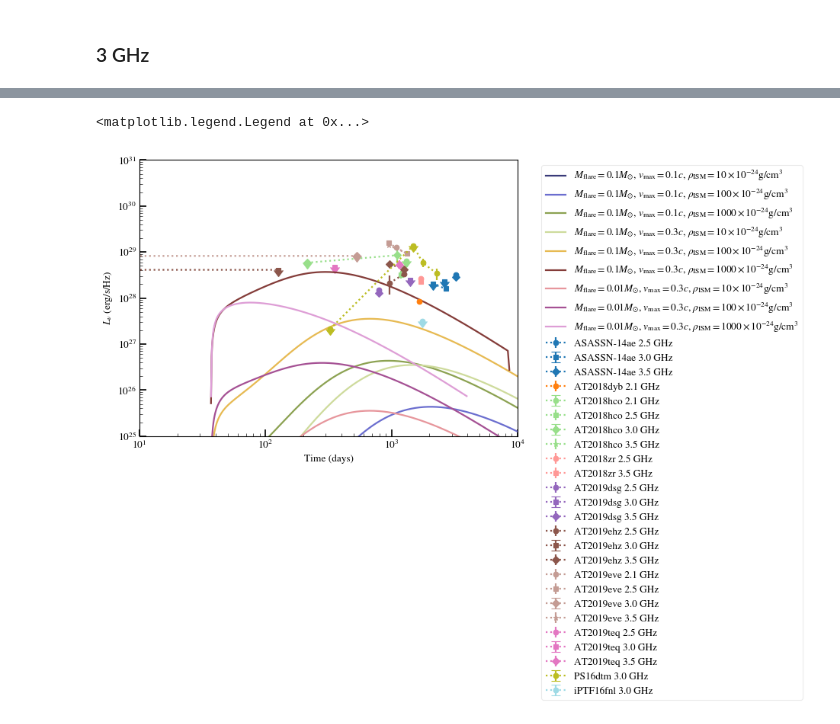
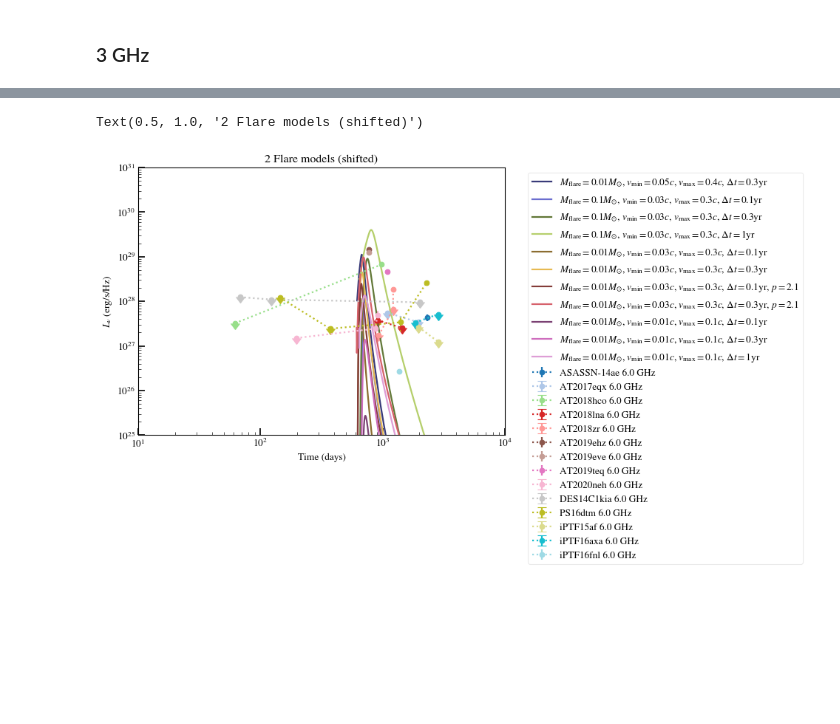
Before and after one commit to samanthacwu/Radio_Forward_Modeling, a Jupyter notebook: compare_to_data.ipynb, the cells around one changed output, grey strips where cells are left out. Drawn from its saved outputs; the diff is of its cells as text; code cells hidden in the pictures; blank space fills up the shorter version.

```diff
--- a/compare_to_data.ipynb
+++ b/compare_to_data.ipynb
@@ -859,7 +868,7 @@ for event,color in zip(dict_events.keys(), colors_array):
                     yerr=dict_events[event]['error (erg/s/Hz)'][freq_array], fmt=marker_array[marker_num], uplims=uplims_array,
                     ms=6, color=color, label=f'{event} {freq} GHz',linestyle=':')
         marker_num+=1
-
+handles_list = []
 colors_array = plt.cm.tab20b(np.linspace(0, 1, len(datadir_2flares_list)))
 
 for i,datadir in enumerate(datadir_2flares_list):
@@ -876,14 +885,15 @@ for i,datadir in enumerate(datadir_2flares_list):
     flare1_dict['Lnu_15GHz'] = np.load(datadir+'/flare1/'+'Lnu_15.00GHz_sparse_Te_1.0E+04.npz')
     flare2_dict['Lnu_15GHz'] = np.load(datadir+'/flare2/'+'Lnu_15.00GHz_sparse_Te_1.0E+04.npz')
 
-    ax.plot(flare1_dict['Lnu_10GHz']['times_yr']*365.25,(flare1_dict['Lnu_10GHz']['Lnu_abs_atfreq']+flare2_dict['Lnu_10GHz']['Lnu_abs_atfreq']),color=colors_array[i],label=names_2flares_list[i])
-
+    l, = ax.plot(flare1_dict['Lnu_10GHz']['times_yr']*365.25,(flare1_dict['Lnu_10GHz']['Lnu_abs_atfreq']+flare2_dict['Lnu_10GHz']['Lnu_abs_atfreq']),color=colors_array[i],label=names_2flares_list[i])
+    handles_list.append(l)
+plt.legend(handles=handles_list,bbox_to_anchor=(1.05, 1), loc='upper left')
 ax.set_xscale('log')
 ax.set_yscale('log')
 ax.set_xlim(10,1e4)
 ax.set_ylim(1e25,1e31)
 ax.set_xlabel('Time (days)')
 ax.set_ylabel(r'$L_{\nu}$ (erg/s/Hz)')
-plt.legend(bbox_to_anchor=(1.05, 1), loc='upper left')
 plt.title('2 Flare models')
+plt.savefig('plots/Lnu_10GHz_2flares_comparison.pdf',bbox_inches='tight')
 # %% [output]
@@ -977,7 +986,7 @@ for event,color in zip(dict_events.keys(), colors_array):
                     ms=6, color=color, label=f'{event} {freq} GHz',linestyle=':')
         marker_num+=1
 
-
+handles_list = []
 colors_array = plt.cm.tab20b(np.linspace(0, 1, len(datadir_constism_list)))
 
 for i,datadir in enumerate(datadir_constism_list):
@@ -990,7 +999,9 @@ for i,datadir in enumerate(datadir_constism_list):
 
     flare2_dict['Lnu_15GHz'] = np.load(datadir+'/flare2/'+'Lnu_15.00GHz_sparse_Te_1.0E+04.npz')
 
-    ax.plot(flare2_dict['Lnu_10GHz']['times_yr']*365.25,(flare2_dict['Lnu_10GHz']['Lnu_abs_atfreq']),color=colors_array[i],label=names_constism_list[i])
+    l, = ax.plot(flare2_dict['Lnu_10GHz']['times_yr']*365.25,(flare2_dict['Lnu_10GHz']['Lnu_abs_atfreq']),color=colors_array[i],label=names_constism_list[i])
+    handles_list.append(l)
+plt.legend(handles=handles_list,bbox_to_anchor=(1.05, 1), loc='upper left')
 
 ax.set_xscale('log')
 ax.set_yscale('log')
@@ -998,5 +1009,5 @@ ax.set_xlim(10,1e4)
 ax.set_ylim(1e25,1e31)
 ax.set_xlabel('Time (days)')
 ax.set_ylabel(r'$L_{\nu}$ (erg/s/Hz)')
-plt.legend(bbox_to_anchor=(1.05, 1), loc='upper left')
+plt.savefig('plots/Lnu_10GHz_rhoISM_comparison.pdf',bbox_inches='tight')
 # %% [output]
@@ -1032,6 +1104,7 @@ for event,color in zip(dict_events.keys(), colors_array):
         ax.errorbar(dict_events[event]['times (d)'][freq_array], dict_events[event]['Lnu (erg/s/Hz)'][freq_array],
                     yerr=dict_events[event]['error (erg/s/Hz)'][freq_array], fmt=marker_array[marker_num], uplims=uplims_array,
                     ms=6, color=color, label=f'{event} {freq} GHz',linestyle=':')
+
         marker_num+=1
 
 
@@ -1052,13 +1125,14 @@ for i,datadir in enumerate(datadir_2flares_list):
     flare1_dict['Lnu_15GHz'] = np.load(datadir+'/flare1/'+'Lnu_15.00GHz_sparse_Te_1.0E+04.npz')
     flare2_dict['Lnu_15GHz'] = np.load(datadir+'/flare2/'+'Lnu_15.00GHz_sparse_Te_1.0E+04.npz')
 
-    ax.plot(flare1_dict['Lnu_3GHz']['times_yr']*365.25,(flare1_dict['Lnu_3GHz']['Lnu_abs_atfreq']+flare2_dict['Lnu_3GHz']['Lnu_abs_atfreq']),color=colors_array[i],label=names_2flares_list[i])
+    ax.plot(flare1_dict['Lnu_3GHz']['times_yr']*365.25 + 1.e2,(flare1_dict['Lnu_3GHz']['Lnu_abs_atfreq']+flare2_dict['Lnu_3GHz']['Lnu_abs_atfreq']),color=colors_array[i],label=names_2flares_list[i])
 
 ax.set_xscale('log')
 ax.set_yscale('log')
-ax.set_xlim(10,1e4)
+ax.set_xlim(1e2,4e3)
 ax.set_ylim(1e25,1e31)
 ax.set_xlabel('Time (days)')
 ax.set_ylabel(r'$L_{\nu}$ (erg/s/Hz)')
 plt.legend(bbox_to_anchor=(1.05, 1), loc='upper left')
+plt.title('2 Flare models (shifted)')
 # %% [output]
@@ -1132,52 +1261,48 @@ colors_array = plt.cm.tab20(np.linspace(0, 1, len(dict_events.keys())))
 for event,color in zip(dict_events.keys(), colors_array):
     # if event != 'ASASSN-14ae':
     #     continue
-
     marker_array = ['o','s','D', '*','^','<','>','p','h','8']
     marker_num =0
     for freq in np.unique(dict_events[event]['freq (GHz)']):
+        if np.abs(freq-6) > 0:
+            continue
 
-        if np.abs(freq-3) > 1:
-            continue
         freq_array = np.array([],dtype=int)
         uplims_array = np.array([],dtype=bool)
         for i in range(len(dict_events[event]['freq (GHz)'])):
             if dict_events[event]['freq (GHz)'][i] == freq:
                 # print(i)
                 freq_array = np.append(freq_array,i)
                 if dict_events[event]['error (mJy)'][i] == 0:
                     uplims_array = np.append(uplims_array,True)
                 else:
                     uplims_array = np.append(uplims_array,False)
 
         ax.errorbar(dict_events[event]['times (d)'][freq_array], dict_events[event]['Lnu (erg/s/Hz)'][freq_array],
                     yerr=dict_events[event]['error (erg/s/Hz)'][freq_array], fmt=marker_array[marker_num], uplims=uplims_array,
                     ms=6, color=color, label=f'{event} {freq} GHz',linestyle=':')
         marker_num+=1
 
+colors_array = plt.cm.tab20b(np.linspace(0, 1, len(datadir_2flares_list)))
 
+for i,datadir in enumerate(datadir_2flares_list):
 
-colors_array = plt.cm.tab20b(np.linspace(0, 1, len(datadir_constism_list)))
-
-for i,datadir in enumerate(datadir_constism_list):
-
+    flare1_dict = {}
     flare2_dict = {}
 
-    flare2_dict['Lnu_3GHz'] = np.load(datadir+'/flare2/'+'Lnu_3.00GHz_sparse_Te_1.0E+04.npz')
+    flare1_dict['Lnu_6GHz'] = np.load(datadir+'/flare1/'+'Lnu_6.00GHz_sparse_Te_1.0E+04.npz')
+    flare2_dict['Lnu_6GHz'] = np.load(datadir+'/flare2/'+'Lnu_6.00GHz_sparse_Te_1.0E+04.npz')
 
-    flare2_dict['Lnu_10GHz'] = np.load(datadir+'/flare2/'+'Lnu_10.00GHz_sparse_Te_1.0E+04.npz')
-
-    flare2_dict['Lnu_15GHz'] = np.load(datadir+'/flare2/'+'Lnu_15.00GHz_sparse_Te_1.0E+04.npz')
-
-    ax.plot(flare2_dict['Lnu_3GHz']['times_yr']*365.25,(flare2_dict['Lnu_3GHz']['Lnu_abs_atfreq']),color=colors_array[i],label=names_constism_list[i])
+    ax.plot(flare1_dict['Lnu_6GHz']['times_yr']*365.25 + 600,(flare1_dict['Lnu_6GHz']['Lnu_abs_atfreq']+flare2_dict['Lnu_6GHz']['Lnu_abs_atfreq']),color=colors_array[i],label=names_2flares_list[i])
 
 ax.set_xscale('log')
 ax.set_yscale('log')
 ax.set_xlim(10,1e4)
 ax.set_ylim(1e25,1e31)
 ax.set_xlabel('Time (days)')
 ax.set_ylabel(r'$L_{\nu}$ (erg/s/Hz)')
 plt.legend(bbox_to_anchor=(1.05, 1), loc='upper left')
+plt.title('2 Flare models (shifted)')
 # %% [output]
-<matplotlib.legend.Legend at 0x...>
+Text(0.5, 1.0, '2 Flare models (shifted)')
-[figure, old version]
+[figure, new version]
```
Also changed, not shown: parts of 14 cells of this notebook, 12 other files.
